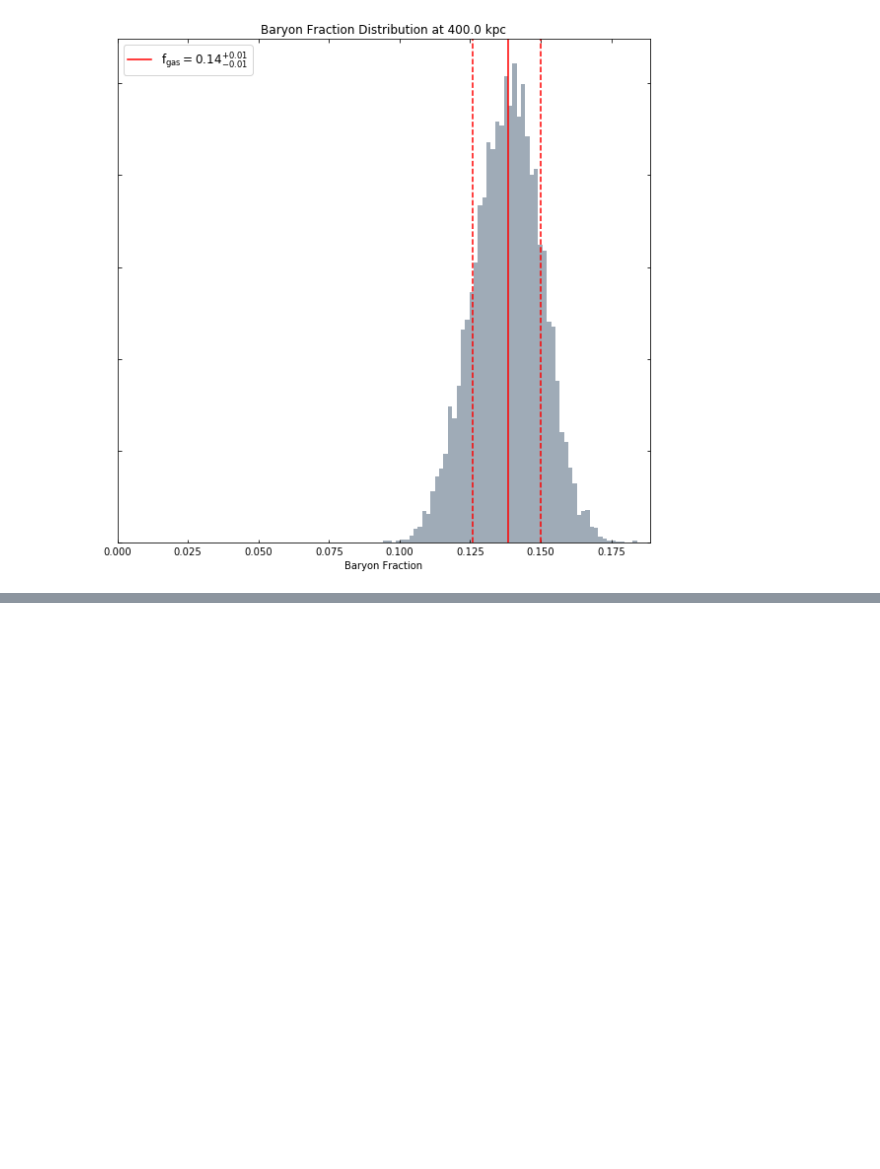
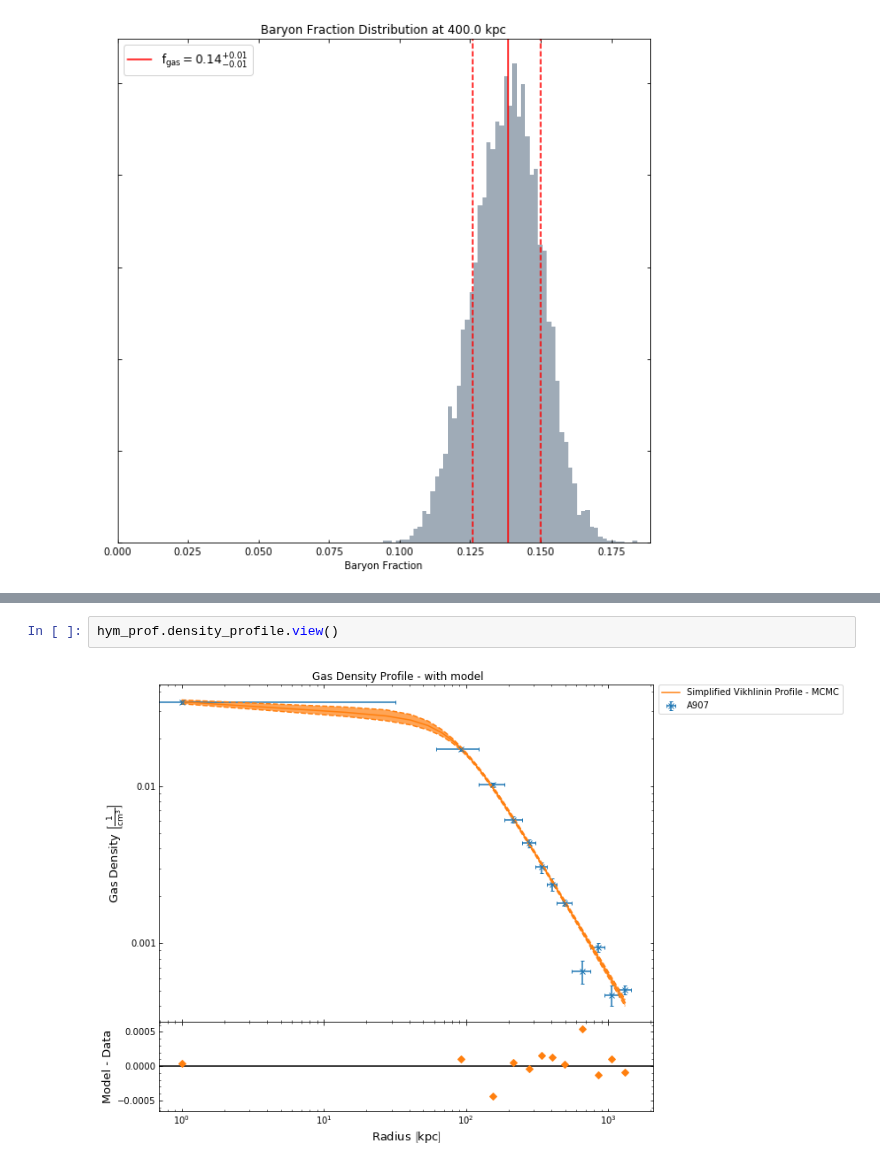
Before and after one commit to DavidT3/XGA, a Jupyter notebook: docs/source/notebooks/advanced_tutorials/hydrostatic_mass.ipynb, the cells around one changed output, grey strips where cells are left out. Saved outputs shown, nothing was run; the diff lists cells and outputs as text; blank space fills up the shorter version.

```diff
--- a/docs/source/notebooks/advanced_tutorials/hydrostatic_mass.ipynb
+++ b/docs/source/notebooks/advanced_tutorials/hydrostatic_mass.ipynb
@@ -195,0 +245,4 @@ hym_prof.view_baryon_fraction_dist(Quantity(400, 'kpc'))
+# %%
+hym_prof.density_profile.view()
+# %% [output]
+[figure, added]
```
Also changed, not shown: parts of 24 cells of this notebook, 1 other file.
